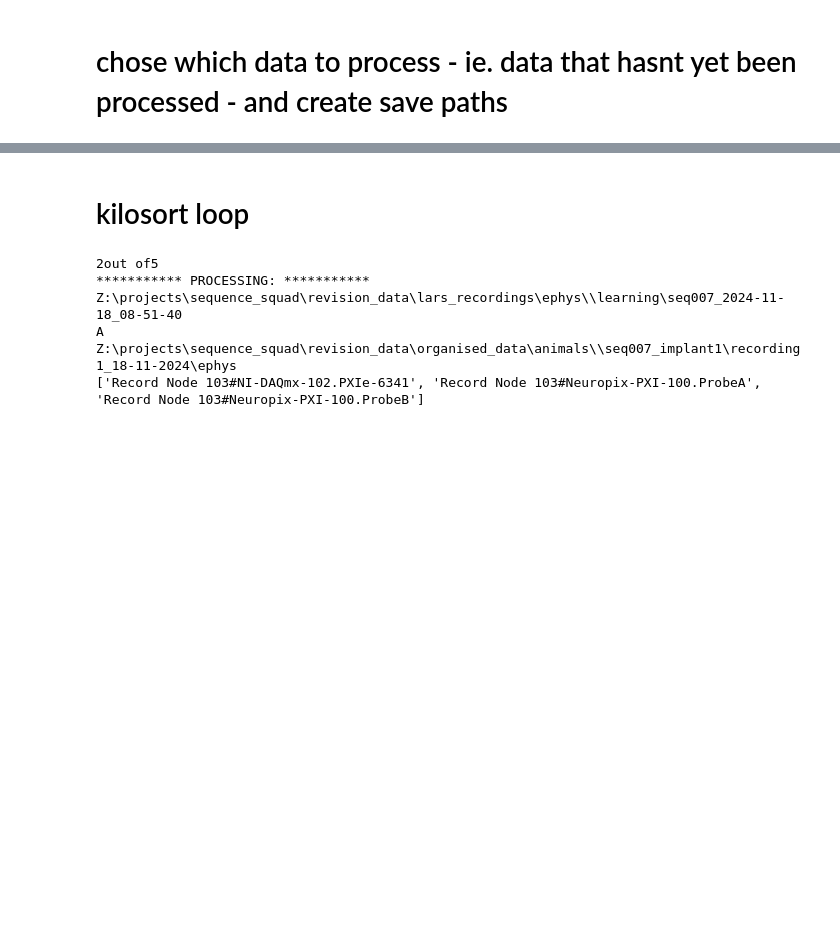
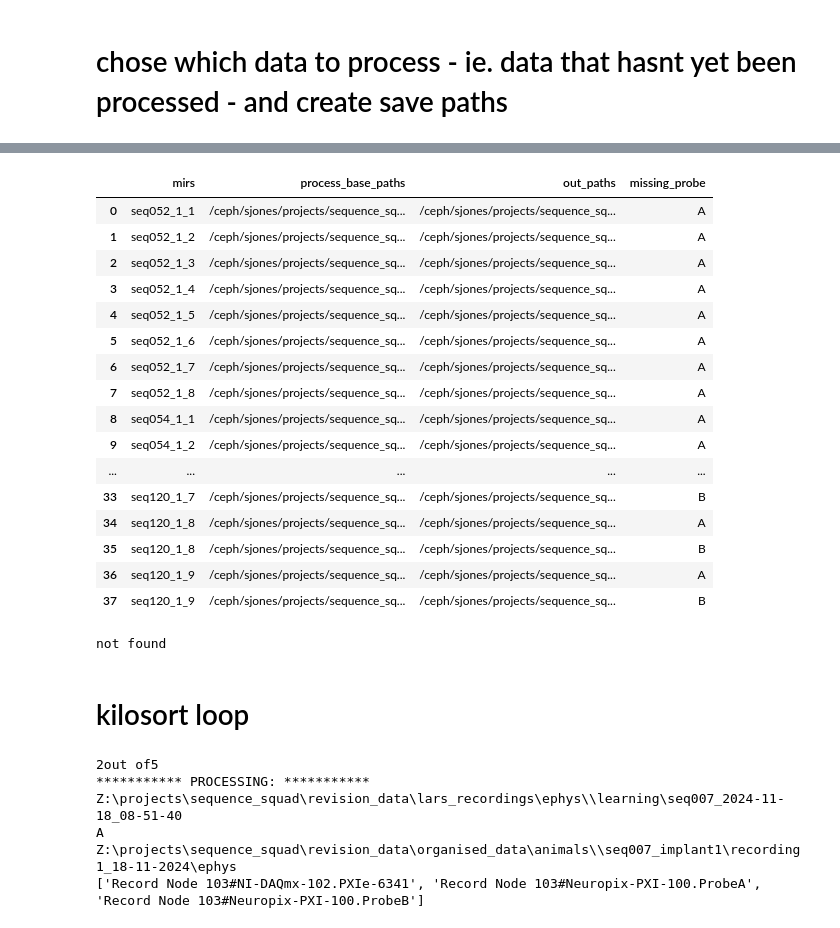
Before and after one commit to SainsburyWellcomeCentre/sequences_neuropixel_preprocess, a Jupyter notebook: 1_preprocess_raw_ephys.ipynb, the cells around one changed output, grey strips where cells are left out. Cells and saved outputs as stored; diff of their text form; code cells hidden in the pictures; blank space fills up the shorter version.

```diff
--- a/1_preprocess_raw_ephys.ipynb
+++ b/1_preprocess_raw_ephys.ipynb
@@ -76,10 +72,12 @@ for q in os.listdir(path_):
         folder = os.path.join(path_,q)
         for q in os.listdir(folder):
             if '202' in q:
-                base_recording_paths+=[os.path.join(folder,q)]
+                if not 'trash' in q and not 'trash' in folder:
+                    base_recording_paths+=[os.path.join(folder,q)]
             else:
                 for l in os.listdir(os.path.join(folder,q)):
-                    base_recording_paths+=[os.path.join(folder,q,l)]
+                    if not 'trash' in q and not 'trash' in folder and not 'trash' in l:
+                        base_recording_paths+=[os.path.join(folder,q,l)]
 
 base_recording_paths
 # %% [output]
@@ -202,0 +371,24 @@ process_base_paths
+# %%
+info_df
+# %% [output]
+|  | mirs | process_base_paths | out_paths | missing_probe |
+| 0 | seq052_1_1 | /ceph/sjones/projects/sequence_sq... | /ceph/sjones/projects/sequence_sq... | A |
+| 1 | seq052_1_2 | /ceph/sjones/projects/sequence_sq... | /ceph/sjones/projects/sequence_sq... | A |
+| 2 | seq052_1_3 | /ceph/sjones/projects/sequence_sq... | /ceph/sjones/projects/sequence_sq... | A |
+| 3 | seq052_1_4 | /ceph/sjones/projects/sequence_sq... | /ceph/sjones/projects/sequence_sq... | A |
+| 4 | seq052_1_5 | /ceph/sjones/projects/sequence_sq... | /ceph/sjones/projects/sequence_sq... | A |
+| 5 | seq052_1_6 | /ceph/sjones/projects/sequence_sq... | /ceph/sjones/projects/sequence_sq... | A |
+| 6 | seq052_1_7 | /ceph/sjones/projects/sequence_sq... | /ceph/sjones/projects/sequence_sq... | A |
+| 7 | seq052_1_8 | /ceph/sjones/projects/sequence_sq... | /ceph/sjones/projects/sequence_sq... | A |
+| 8 | seq054_1_1 | /ceph/sjones/projects/sequence_sq... | /ceph/sjones/projects/sequence_sq... | A |
+| 9 | seq054_1_2 | /ceph/sjones/projects/sequence_sq... | /ceph/sjones/projects/sequence_sq... | A |
+| ... | ... | ... | ... | ... |
+| 33 | seq120_1_7 | /ceph/sjones/projects/sequence_sq... | /ceph/sjones/projects/sequence_sq... | B |
+| 34 | seq120_1_8 | /ceph/sjones/projects/sequence_sq... | /ceph/sjones/projects/sequence_sq... | A |
+| 35 | seq120_1_8 | /ceph/sjones/projects/sequence_sq... | /ceph/sjones/projects/sequence_sq... | B |
+| 36 | seq120_1_9 | /ceph/sjones/projects/sequence_sq... | /ceph/sjones/projects/sequence_sq... | A |
+| 37 | seq120_1_9 | /ceph/sjones/projects/sequence_sq... | /ceph/sjones/projects/sequence_sq... | B |
+# %%
+extract_iso_date(info_df.out_paths[i])
+# %% [output]
+not found
```
Also changed, not shown: parts of 15 cells of this notebook, 4 other files.
